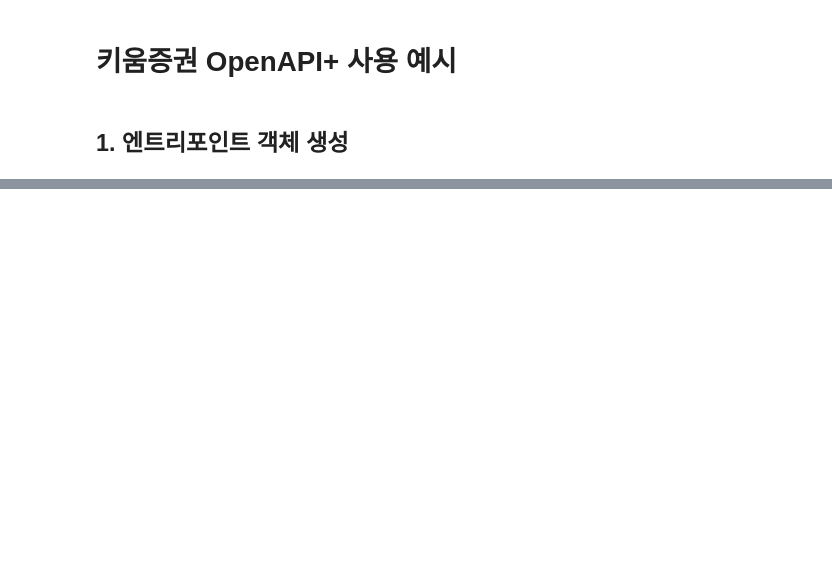
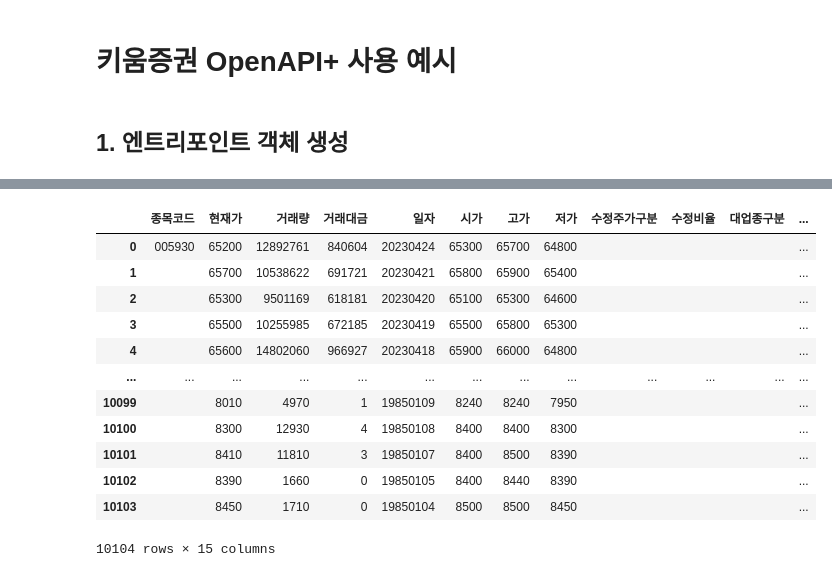
Before and after one commit to Phabala/koapy-phabala, a Jupyter notebook: workspace/tutorial.ipynb, the cells around one changed output, grey strips where cells are left out. Saved outputs shown, nothing was run; the diff lists cells and outputs as text; code cells hidden in the pictures; blank space fills up the shorter version.

```diff
--- a/workspace/tutorial.ipynb
+++ b/workspace/tutorial.ipynb
@@ -23,0 +78,3 @@ logging.getLogger('matplotlib').setLevel(logging.WARNING)
+# %%
+codes = entrypoint.GetCodeListByMarketAsList('0')
+names = [entrypoint.GetMasterCodeName(code) for code in codes]
@@ -23,0 +139,16 @@ logging.getLogger('matplotlib').setLevel(logging.WARNING)
+# %%
+data
+# %% [output]
+|  | 종목코드 | 현재가 | 거래량 | 거래대금 | 일자 | 시가 | 고가 | 저가 | 수정주가구분 | 수정비율 | 대업종구분 | ... |
+| 0 | 005930 | 65200 | 12892761 | 840604 | 20230424 | 65300 | 65700 | 64800 |  |  |  | ... |
+| 1 |  | 65700 | 10538622 | 691721 | 20230421 | 65800 | 65900 | 65400 |  |  |  | ... |
+| 2 |  | 65300 | 9501169 | 618181 | 20230420 | 65100 | 65300 | 64600 |  |  |  | ... |
+| 3 |  | 65500 | 10255985 | 672185 | 20230419 | 65500 | 65800 | 65300 |  |  |  | ... |
+| 4 |  | 65600 | 14802060 | 966927 | 20230418 | 65900 | 66000 | 64800 |  |  |  | ... |
+| ... | ... | ... | ... | ... | ... | ... | ... | ... | ... | ... | ... | ... |
+| 10099 |  | 8010 | 4970 | 1 | 19850109 | 8240 | 8240 | 7950 |  |  |  | ... |
+| 10100 |  | 8300 | 12930 | 4 | 19850108 | 8400 | 8400 | 8300 |  |  |  | ... |
+| 10101 |  | 8410 | 11810 | 3 | 19850107 | 8400 | 8500 | 8390 |  |  |  | ... |
+| 10102 |  | 8390 | 1660 | 0 | 19850105 | 8400 | 8440 | 8390 |  |  |  | ... |
+| 10103 |  | 8450 | 1710 | 0 | 19850104 | 8500 | 8500 | 8450 |  |  |  | ... |
+10104 rows × 15 columns
```
Also changed, not shown: parts of 46 cells of this notebook.
